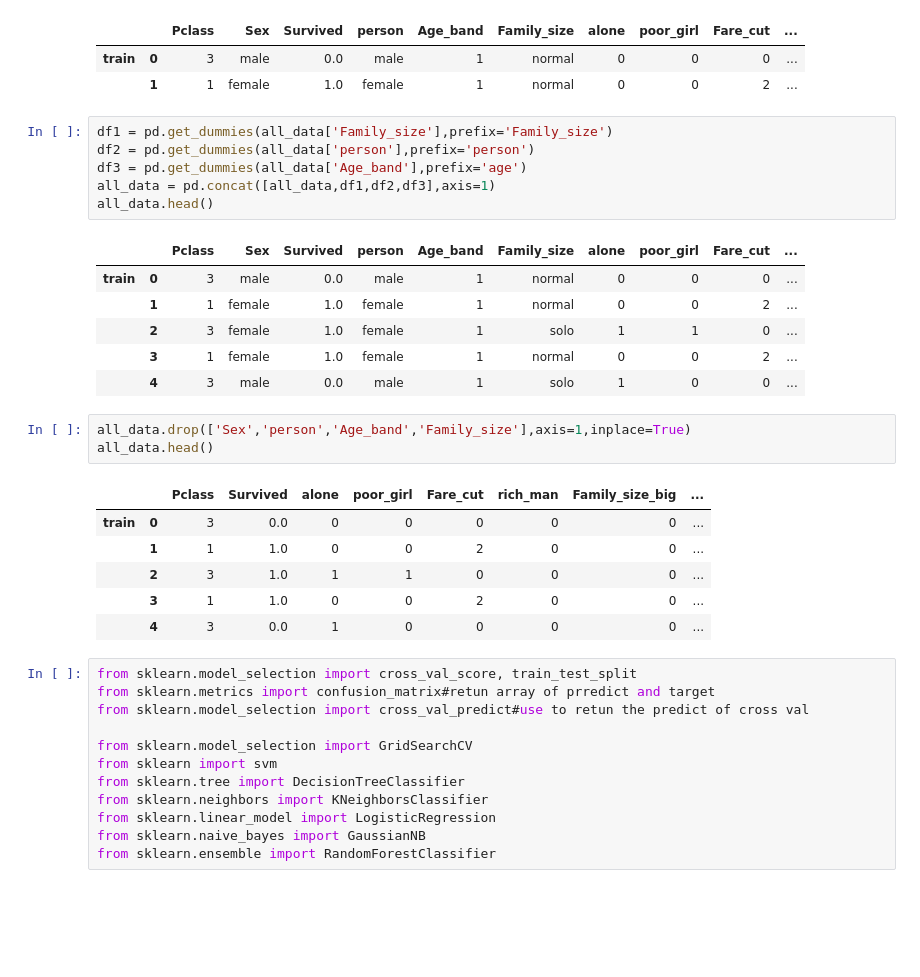
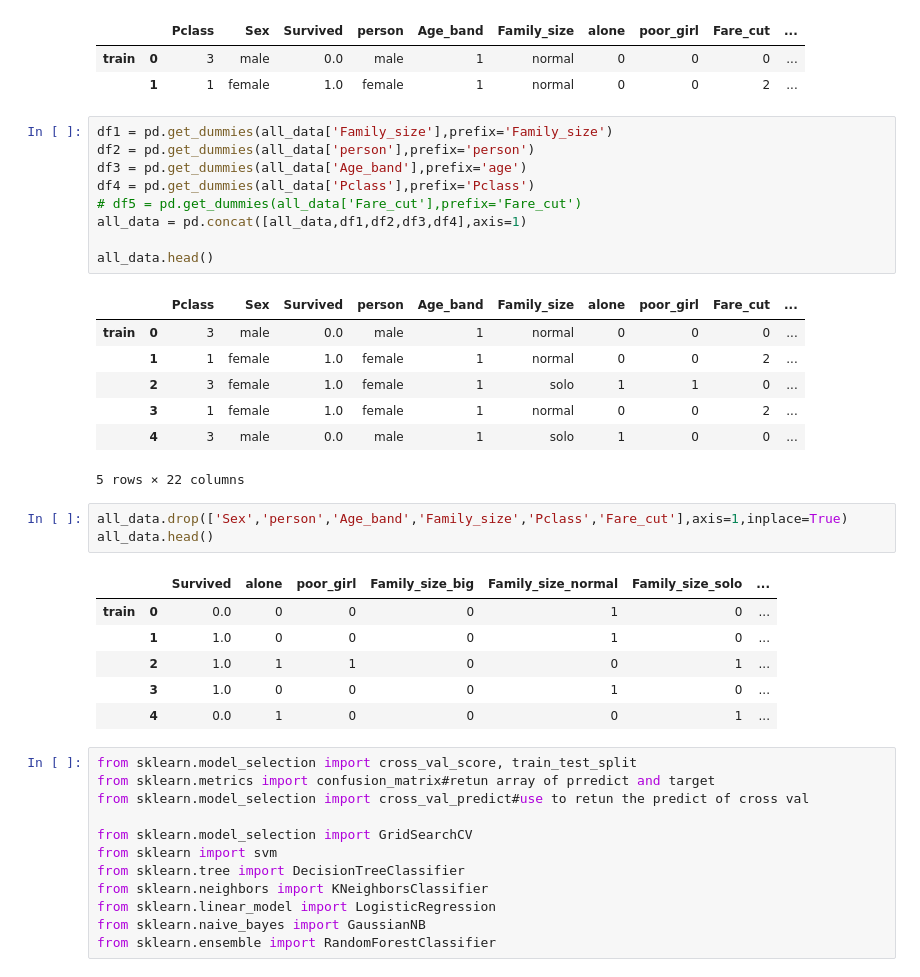
Before and after one commit to BaiTongZheng/MachneLearning, a Jupyter notebook: improvementClassifier.ipynb, the cells around one changed output. Saved outputs shown, nothing was run; the diff lists cells and outputs as text; blank space fills up the shorter version.

```diff
--- a/improvementClassifier.ipynb
+++ b/improvementClassifier.ipynb
@@ -504,7 +504,10 @@ all_data.head(2)
 df1 = pd.get_dummies(all_data['Family_size'],prefix='Family_size')
 df2 = pd.get_dummies(all_data['person'],prefix='person')
 df3 = pd.get_dummies(all_data['Age_band'],prefix='age')
-all_data = pd.concat([all_data,df1,df2,df3],axis=1)
+df4 = pd.get_dummies(all_data['Pclass'],prefix='Pclass')
+# df5 = pd.get_dummies(all_data['Fare_cut'],prefix='Fare_cut')
+all_data = pd.concat([all_data,df1,df2,df3,df4],axis=1)
+
 all_data.head()
 # %% [output]
 |  |  | Pclass | Sex | Survived | person | Age_band | Family_size | alone | poor_girl | Fare_cut | ... |
@@ -513,16 +516,17 @@ all_data.head()
 |  | 2 | 3 | female | 1.0 | female | 1 | solo | 1 | 1 | 0 | ... |
 |  | 3 | 1 | female | 1.0 | female | 1 | normal | 0 | 0 | 2 | ... |
 |  | 4 | 3 | male | 0.0 | male | 1 | solo | 1 | 0 | 0 | ... |
+5 rows × 22 columns
 # %%
-all_data.drop(['Sex','person','Age_band','Family_size'],axis=1,inplace=True)
+all_data.drop(['Sex','person','Age_band','Family_size','Pclass','Fare_cut'],axis=1,inplace=True)
 all_data.head()
 # %% [output]
-|  |  | Pclass | Survived | alone | poor_girl | Fare_cut | rich_man | Family_size_big | ... |
-| train | 0 | 3 | 0.0 | 0 | 0 | 0 | 0 | 0 | ... |
-|  | 1 | 1 | 1.0 | 0 | 0 | 2 | 0 | 0 | ... |
-|  | 2 | 3 | 1.0 | 1 | 1 | 0 | 0 | 0 | ... |
-|  | 3 | 1 | 1.0 | 0 | 0 | 2 | 0 | 0 | ... |
-|  | 4 | 3 | 0.0 | 1 | 0 | 0 | 0 | 0 | ... |
+|  |  | Survived | alone | poor_girl | Family_size_big | Family_size_normal | Family_size_solo | ... |
+| train | 0 | 0.0 | 0 | 0 | 0 | 1 | 0 | ... |
+|  | 1 | 1.0 | 0 | 0 | 0 | 1 | 0 | ... |
+|  | 2 | 1.0 | 1 | 1 | 0 | 0 | 1 | ... |
+|  | 3 | 1.0 | 0 | 0 | 0 | 1 | 0 | ... |
+|  | 4 | 0.0 | 1 | 0 | 0 | 0 | 1 | ... |
 # %%
 from sklearn.model_selection import cross_val_score, train_test_split
 from sklearn.metrics import confusion_matrix#retun array of prredict and target
```
Also changed, not shown: parts of 23 cells of this notebook.
